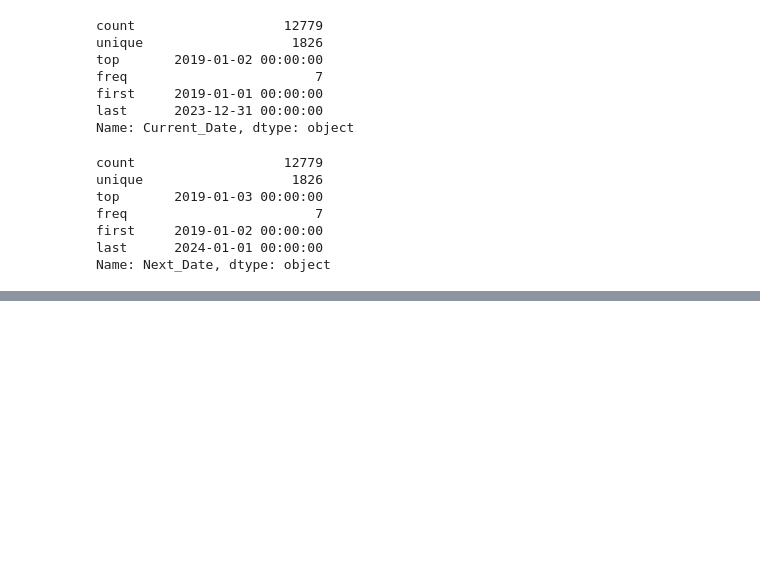
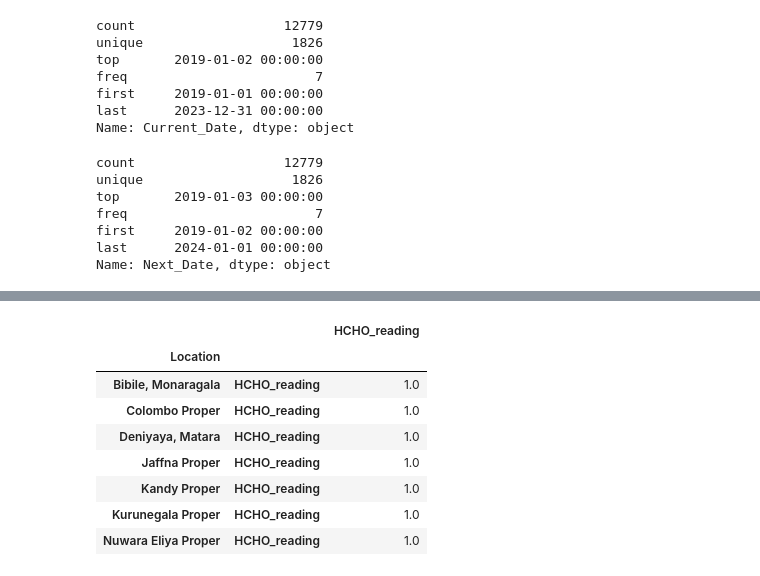
Before and after one commit to Lafri-13/Analysing-Tropospheric-Formaldehyde-HCHO-gas-in-Sri-Lanka, a Jupyter notebook: Analysis_HCHO.ipynb, the cells around one changed output, grey strips where cells are left out. Cells and saved outputs as stored; diff of their text form; code cells hidden in the pictures; blank space fills up the shorter version.

```diff
--- a/Analysis_HCHO.ipynb
+++ b/Analysis_HCHO.ipynb
@@ -244,0 +327,12 @@ Name: Next_Date, dtype: object
+# %%
+df_sl_cities_groups.corr()
+# %% [output]
+|  |  | HCHO_reading |
+| Location |  |  |
+| Bibile, Monaragala | HCHO_reading | 1.0 |
+| Colombo Proper | HCHO_reading | 1.0 |
+| Deniyaya, Matara | HCHO_reading | 1.0 |
+| Jaffna Proper | HCHO_reading | 1.0 |
+| Kandy Proper | HCHO_reading | 1.0 |
+| Kurunegala Proper | HCHO_reading | 1.0 |
+| Nuwara Eliya Proper | HCHO_reading | 1.0 |
```
Also changed, not shown: parts of 9 cells of this notebook.
